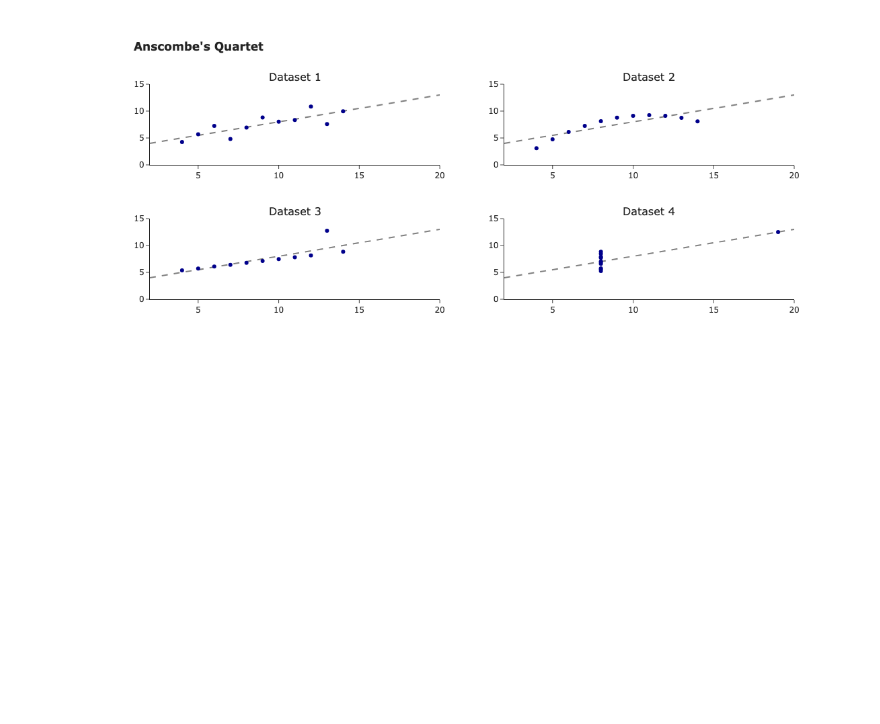
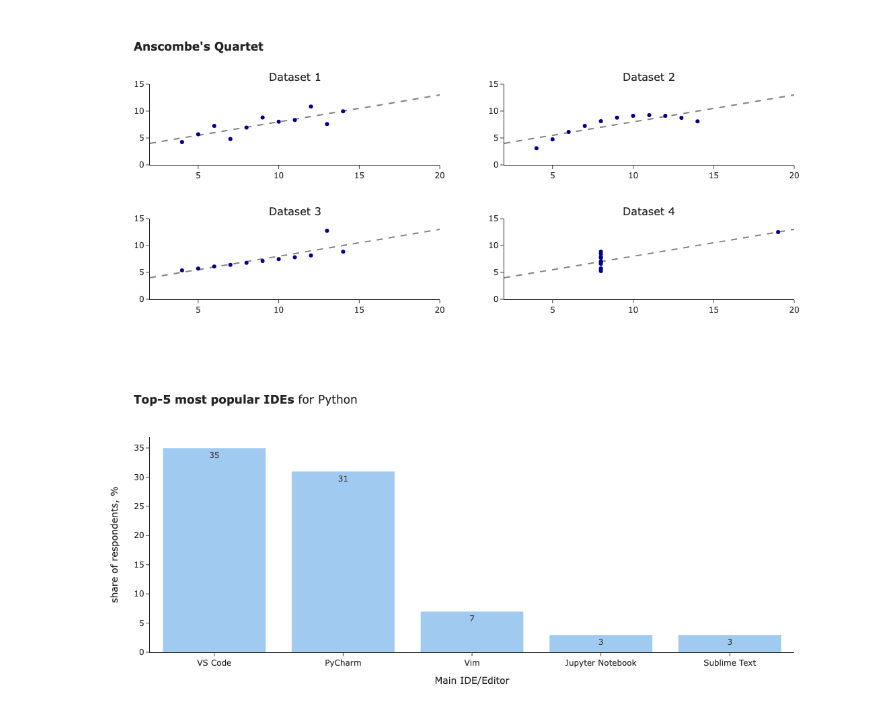
Before and after one commit to miptgirl/miptgirl_medium, a Jupyter notebook: visualisations_101/anscombes_quartet_example.ipynb, the cells around one changed output. Drawn from its saved outputs; the diff is of its cells as text; code cells hidden in the pictures; blank space fills up the shorter version.

```diff
--- a/visualisations_101/anscombes_quartet_example.ipynb
+++ b/visualisations_101/anscombes_quartet_example.ipynb
@@ -81,3 +81,39 @@ fig.update_xaxes(range=[2, 20])
 fig.show()
 # %% [output]
 [figure]
+# %%
+df = pd.DataFrame(
+    [
+        {
+            'ide': 'VS Code',
+            'share': 35
+        },
+        {
+            'ide': 'PyCharm',
+            'share': 31
+        },
+        {
+            'ide': 'Vim',
+            'share': 7
+        },
+        {
+            'ide': 'Jupyter Notebook',
+            'share': 3
+        },
+        {
+            'ide': 'Sublime Text',
+            'share': 3
+        },
+
+    ]
+)
+# %%
+fig = px.bar(df.set_index('ide'),
+      text_auto = 'd', height = 500,
+      labels = {'ide': 'Main IDE/Editor', 'value': 'share of respondents, %'},
+      title = '<b>Top-5 most popular IDEs</b> for Python',
+            color_discrete_map = {'share': '#A1CAF1'})
+
+fig.update_layout(showlegend = False)
+# %% [output]
+[figure, added]
```
Also changed, not shown: parts of 1 cell of this notebook, 11 other files.
